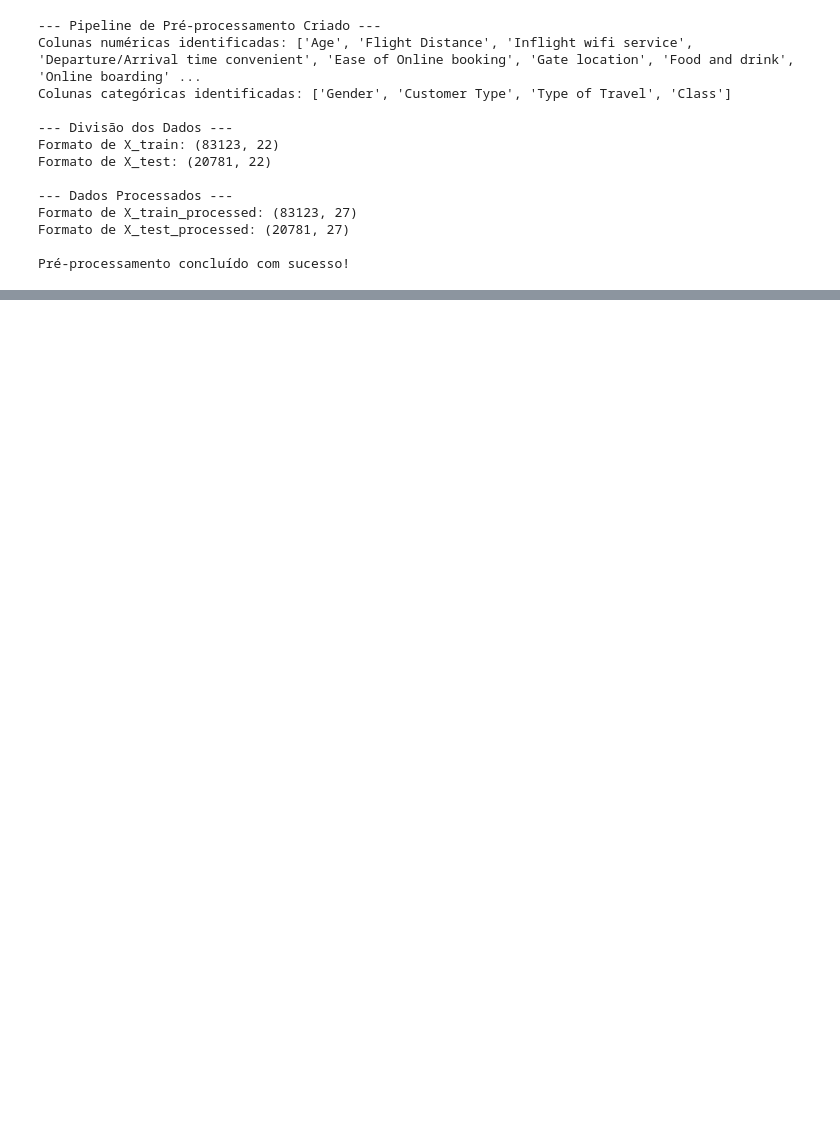
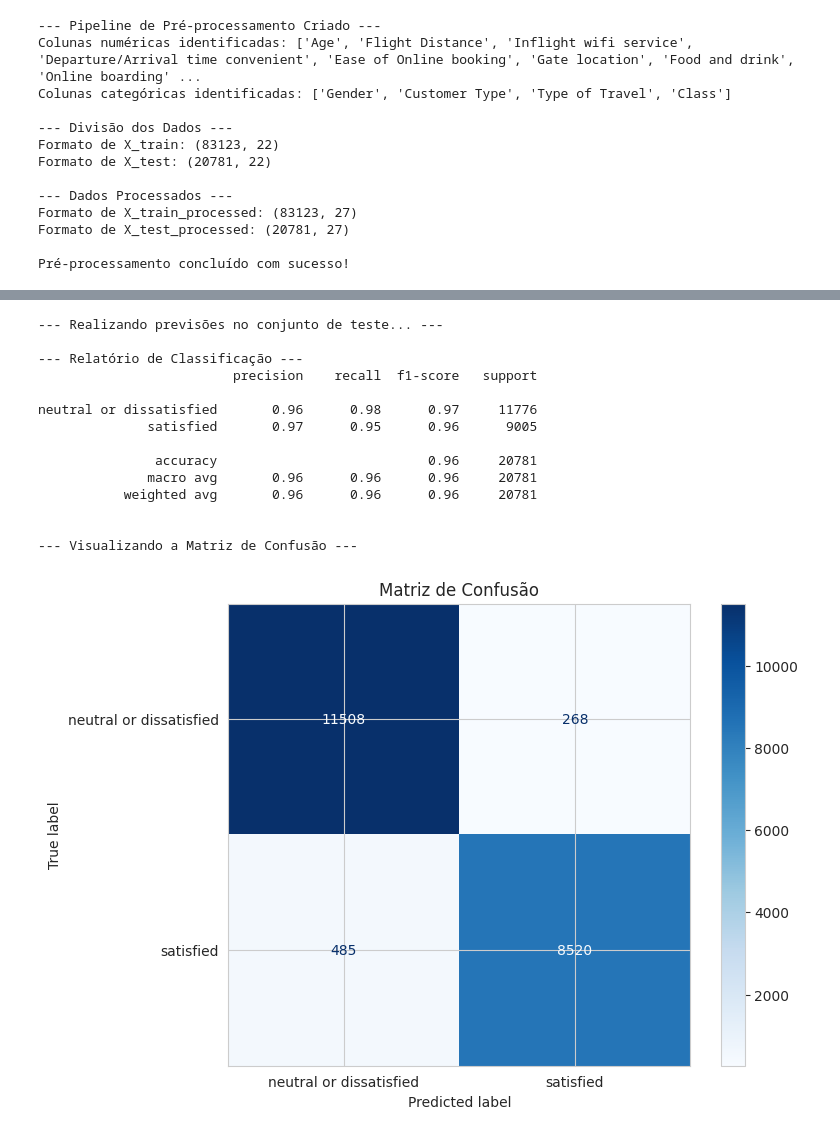
Before and after one commit to glauberthy/pos_tech_mle_fase_3, a Jupyter notebook: notebooks/analise_exploratoria.ipynb, the cells around one changed output, grey strips where cells are left out. Saved outputs shown, nothing was run; the diff lists cells and outputs as text; code cells hidden in the pictures; blank space fills up the shorter version.

Commit message:
feat(ml): complete phase 2 with EDA, model training, and evaluation (96% accuracy)

```diff
--- a/notebooks/analise_exploratoria.ipynb
+++ b/notebooks/analise_exploratoria.ipynb
@@ -334,0 +487,42 @@ Pré-processamento concluído com sucesso!
+# %%
+from sklearn.metrics import classification_report, ConfusionMatrixDisplay
+import matplotlib.pyplot as plt
+
+# O pipeline 'full_pipeline' e os dados de teste 'X_test', 'y_test'
+# já devem estar definidos das células anteriores.
+
+# 1. Fazer Previsões no Conjunto de Teste
+#    Usamos o pipeline treinado para prever a satisfação nos dados de teste.
+print("--- Realizando previsões no conjunto de teste... ---")
+y_pred = full_pipeline.predict(X_test)
+
+
+# 2. Gerar o Relatório de Classificação
+#    Este relatório nos dá as principais métricas: precisão, recall, f1-score e acurácia.
+print("\n--- Relatório de Classificação ---")
+print(classification_report(y_test, y_pred))
+
+
+# 3. Gerar e Visualizar a Matriz de Confusão
+#    A matriz de confusão nos mostra visualmente onde o modelo está acertando e errando.
+print("\n--- Visualizando a Matriz de Confusão ---")
+fig, ax = plt.subplots(figsize=(8, 6))
+ConfusionMatrixDisplay.from_predictions(y_test, y_pred, ax=ax, cmap='Blues')
+plt.title('Matriz de Confusão')
+plt.show()
+# %% [output]
+--- Realizando previsões no conjunto de teste... ---
+
+--- Relatório de Classificação ---
+                         precision    recall  f1-score   support
+
+neutral or dissatisfied       0.96      0.98      0.97     11776
+              satisfied       0.97      0.95      0.96      9005
+
+               accuracy                           0.96     20781
+              macro avg       0.96      0.96      0.96     20781
+           weighted avg       0.96      0.96      0.96     20781
+
+
+--- Visualizando a Matriz de Confusão ---
+[figure, added]
```
Also changed, not shown: parts of 12 cells of this notebook, 3 other files.
